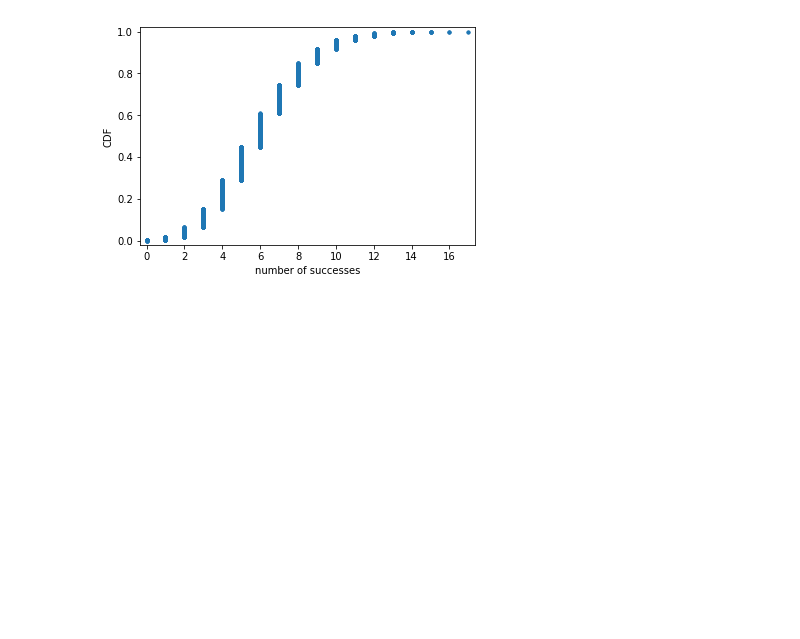
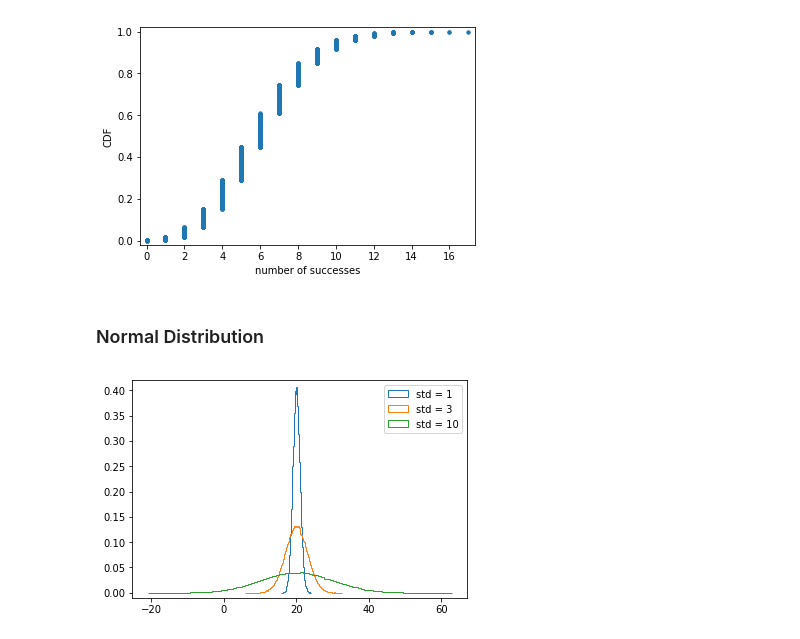
Before and after one commit to AMacumber/Tutorials, a Jupyter notebook: HackerStats_Distributions.ipynb, the cells around one changed output. Saved outputs shown, nothing was run; the diff lists cells and outputs as text; code cells hidden in the pictures; blank space fills up the shorter version.

```diff
--- a/Tutorial_HackerStats_Distributions.ipynb
+++ b/HackerStats_Distributions.ipynb
@@ -173,3 +157,5 @@ _ = plt.ylabel('CDF')
 plt.show()
 # %% [output]
 [figure]
+# %% [markdown]
+### Normal Distribution
@@ -175,0 +165,17 @@ plt.show()
+# %%
+# Draw 100000 samples from Normal distribution with constant mean but varying stds
+samples_std1 = np.random.normal(20, 1, size = 100000)
+samples_std3 = np.random.normal(20, 3, size = 100000)
+samples_std10 = np.random.normal(20, 10, size = 100000)
+
+# Make histograms
+_ = plt.hist(samples_std1, bins = 100, density = True, histtype = 'step')
+_ = plt.hist(samples_std3, bins = 100, density = True, histtype = 'step')
+_ = plt.hist(samples_std10, bins = 100, density = True, histtype = 'step')
+
+# Make a legend, set limits and show plot
+_ = plt.legend(('std = 1', 'std = 3', 'std = 10'))
+plt.ylim(-0.01, 0.42)
+plt.show()
+# %% [output]
+[figure, added]
```
Also changed, not shown: parts of 9 cells of this notebook, 3 other files.
